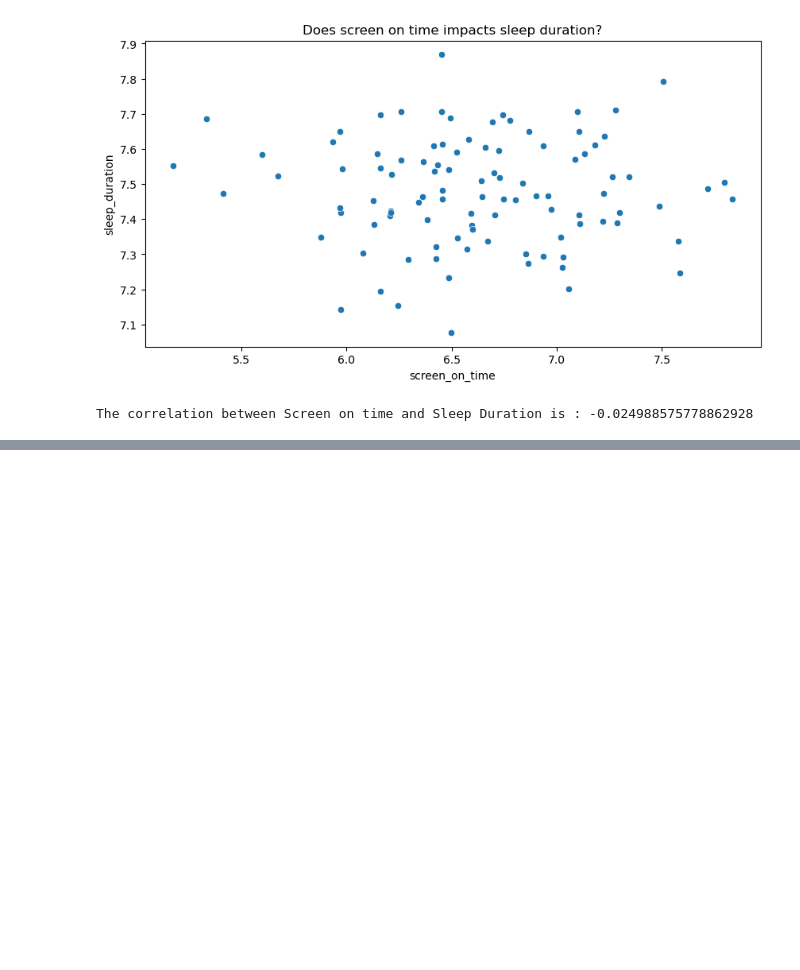
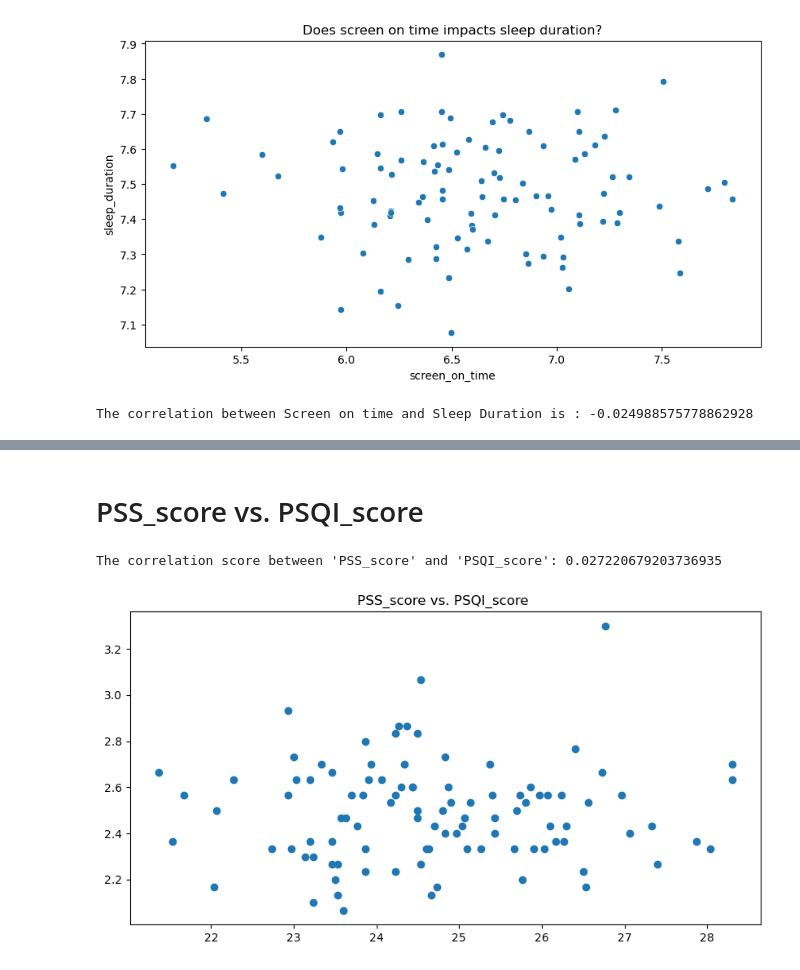
Before and after one commit to Harshan-Kurapati/StressDetection, a Jupyter notebook: Untitled.ipynb, the cells around one changed output, grey strips where cells are left out. Drawn from its saved outputs; the diff is of its cells as text; code cells hidden in the pictures; blank space fills up the shorter version.

```diff
--- a/Untitled.ipynb
+++ b/Untitled.ipynb
@@ -147,0 +140,12 @@ The correlation between Screen on time and Sleep Duration is : -0.02498857577886
+# %% [markdown]
+# PSS_score vs. PSQI_score
+# %%
+plt.figure(figsize = (10,5))
+
+plt.scatter(averaged_df["PSS_score"], averaged_df["PSQI_score"])
+plt.title("PSS_score vs. PSQI_score ")
+
+print(f"The correlation score between 'PSS_score' and 'PSQI_score': {averaged_df['PSS_score'].corr(averaged_df['PSQI_score'])}")
+# %% [output]
+The correlation score between 'PSS_score' and 'PSQI_score': 0.027220679203736935
+[figure, added]
```
Also changed, not shown: parts of 4 cells of this notebook.
